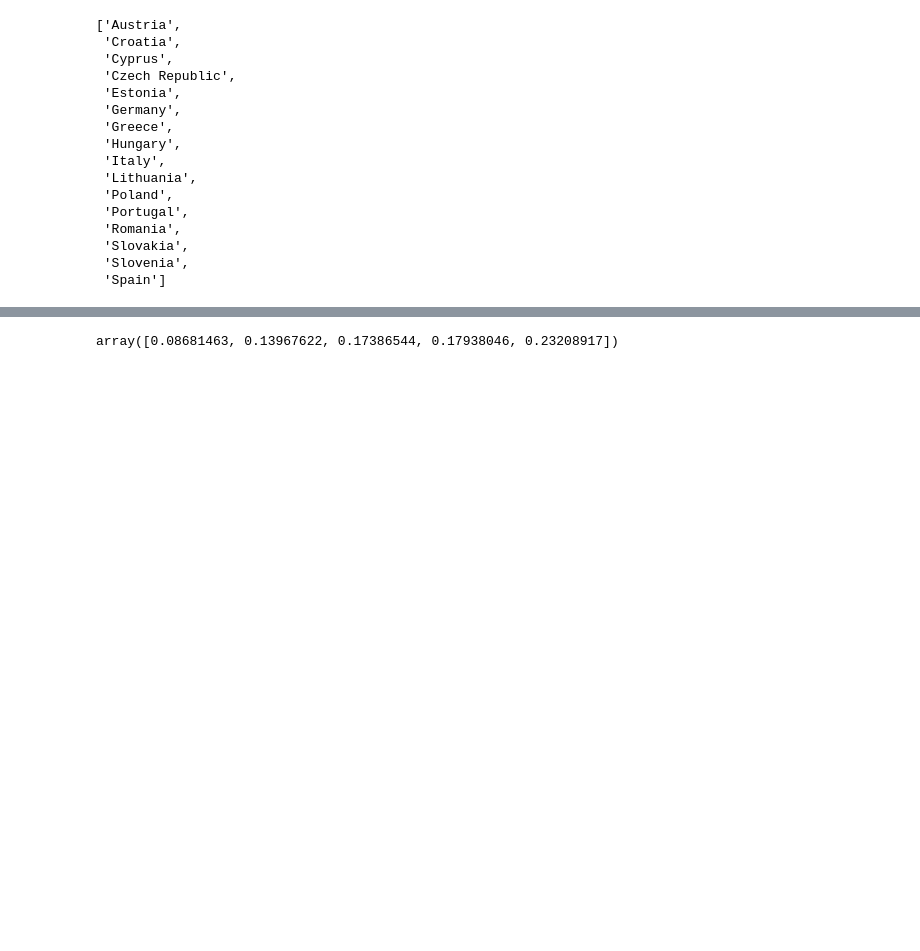
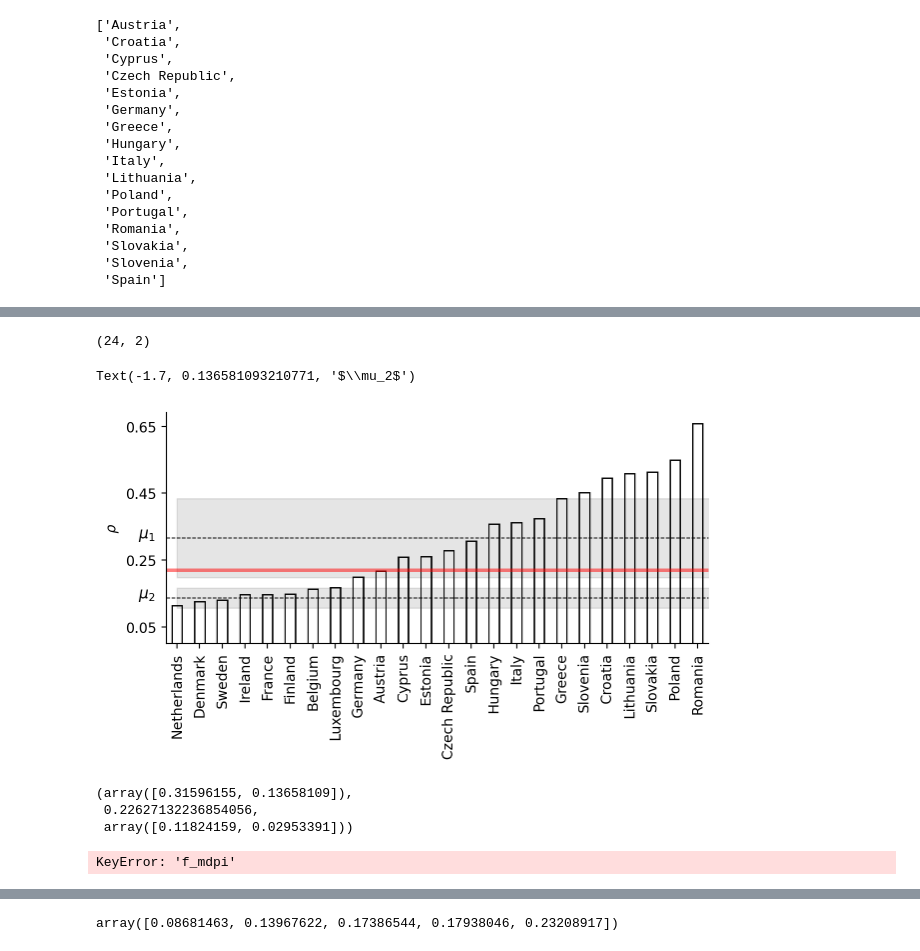
Before and after one commit to deankorosak/two-cultures, a Jupyter notebook: code/leiden-openalex-data-analyses.ipynb, the cells around one changed output, grey strips where cells are left out. Drawn from its saved outputs; the diff is of its cells as text; code cells hidden in the pictures; blank space fills up the shorter version.

```diff
--- a/code/leiden-openalex-data-analyses.ipynb
+++ b/code/leiden-openalex-data-analyses.ipynb
@@ -682,3 +793,7 @@ c2 = country_mean_fmdpi.iloc[3].index[clusters == 0]
  'Slovakia',
  'Slovenia',
  'Spain']
+# %%
+# from country_mean_fmdpi, get countries that are in countries, sort
+ctrs = country_mean_fmdpi.iloc[3].sort_values()
+ctrs[ctrs.index.isin(countries)]
@@ -684,0 +818,52 @@ c2 = country_mean_fmdpi.iloc[3].index[clusters == 0]
+# %%
+# add column country_std to ctrs
+ctrs = pd.concat([ctrs, country_std.iloc[3]], axis=1)
+# %%
+# rename first column to mean, second column to std
+ctrs.columns = ['mean', 'std']
+
+ctrs[ctrs.index.isin(countries)]
+# non nan values in std column
+#ctrs = ctrs[ctrs['std'].notna()]
+ctrs[ctrs.index.isin(eu_countries)].shape
+# %% [output]
+(24, 2)
+# %%
+# bar plot of country_mean_fmdpi for 2022 for countries
+plt.axhline(y=0.22, color='red', linestyle='-', lw=2.5, alpha=0.5)
+
+ctrs['mean'][ctrs.index.isin(eu_countries)].plot(kind='bar', figsize=(7,3), ylabel=r'$\rho$', color='white', edgecolor='black',
+width=0.45, linewidth=1., xlabel='')
+# only left and bottom axes
+plt.gca().spines['right'].set_visible(False)
+plt.gca().spines['top'].set_visible(False)
+# add horizontal line at 0.23
+# add horizontal line at means[0] and means[1]
+plt.axhline(y=means[0], color='black', linestyle='--', lw=.7,)
+plt.axhline(y=means[1], color='black', linestyle='--', lw=.7)
+# add shaded areas around means[0] and means[1] with stds[0] and stds[1]
+plt.fill_between([0, 26], means[0]-stds[0], means[0]+stds[0], color='black', alpha=0.1)
+plt.fill_between([0, 26], means[1]-stds[1], means[1]+stds[1], color='black', alpha=0.1)
+# add error bars for std
+#plt.errorbar(range(23), ctrs['mean'][ctrs.index.isin(eu_countries)], yerr=ctrs['std'][ctrs.index.isin(eu_countries)], color='black',
+#ecolor='gray', elinewidth=1, capsize=2, fmt='none')
+# y ticks at 0.1, 0.2, 0.3, 0.5
+plt.yticks([0.05, 0.25, 0.45,0.65], [0.05, 0.25, 0.45,0.65]);
+# y axis label $\mu_1$ at means[0], $\mu_2$ at means[1]
+plt.text(-1.7, means[0]+0.0, r'$\mu_1$', fontsize=11)
+plt.text(-1.7, means[1]+0.0, r'$\mu_2$', fontsize=11)
+# %% [output]
+Text(-1.7, 0.136581093210771, '$\\mu_2$')
+[figure, added]
+# %%
+means, (means[1]+means[0])/2, stds
+# %% [output]
+(array([0.31596155, 0.13658109]),
+ 0.22627132236854056,
+ array([0.11824159, 0.02953391]))
+# %%
+# name column of ctrs 'f_mdpi'
+ctrs.name = 'f_mdpi'
+ctrs['f_mdpi'].mean()
+# %% [output]
+KeyError: 'f_mdpi'
```
Also changed, not shown: parts of 29 cells of this notebook, 11 other files.
